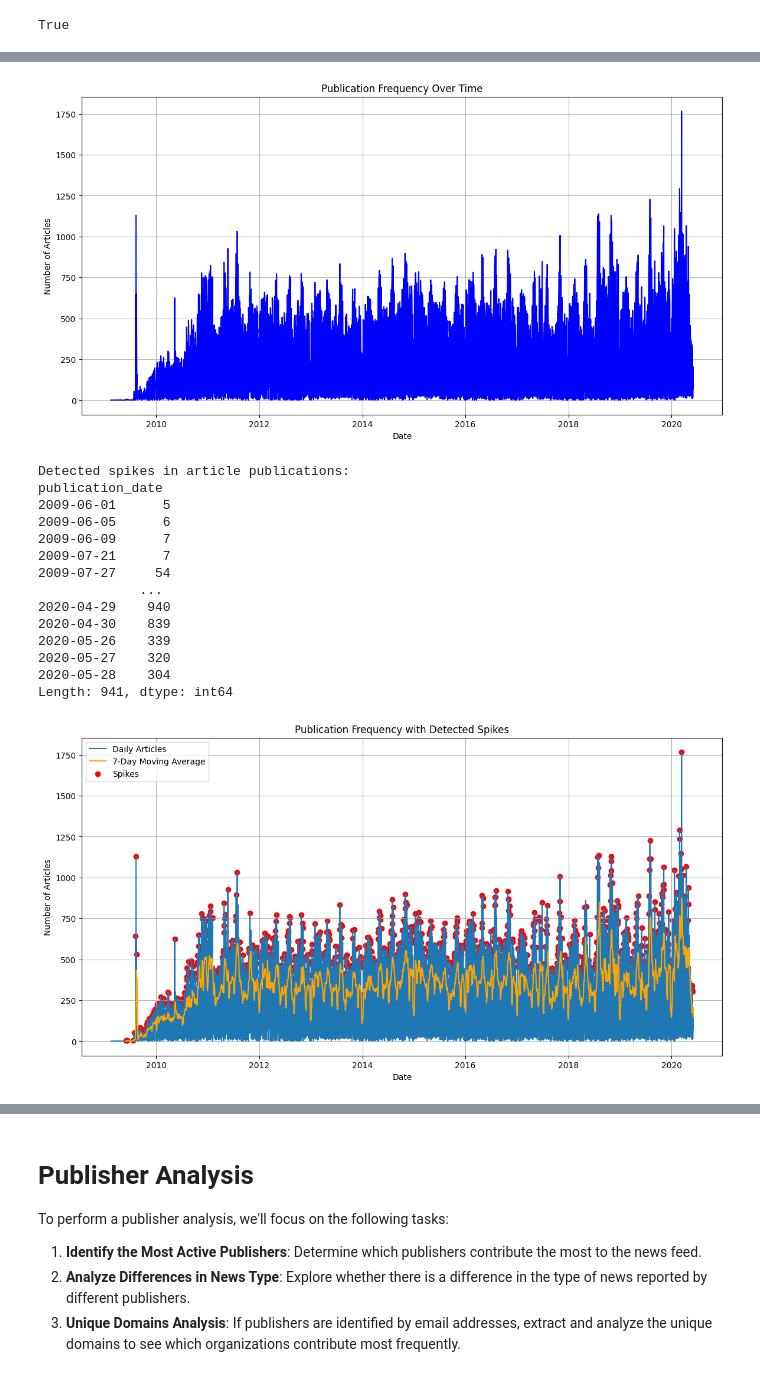
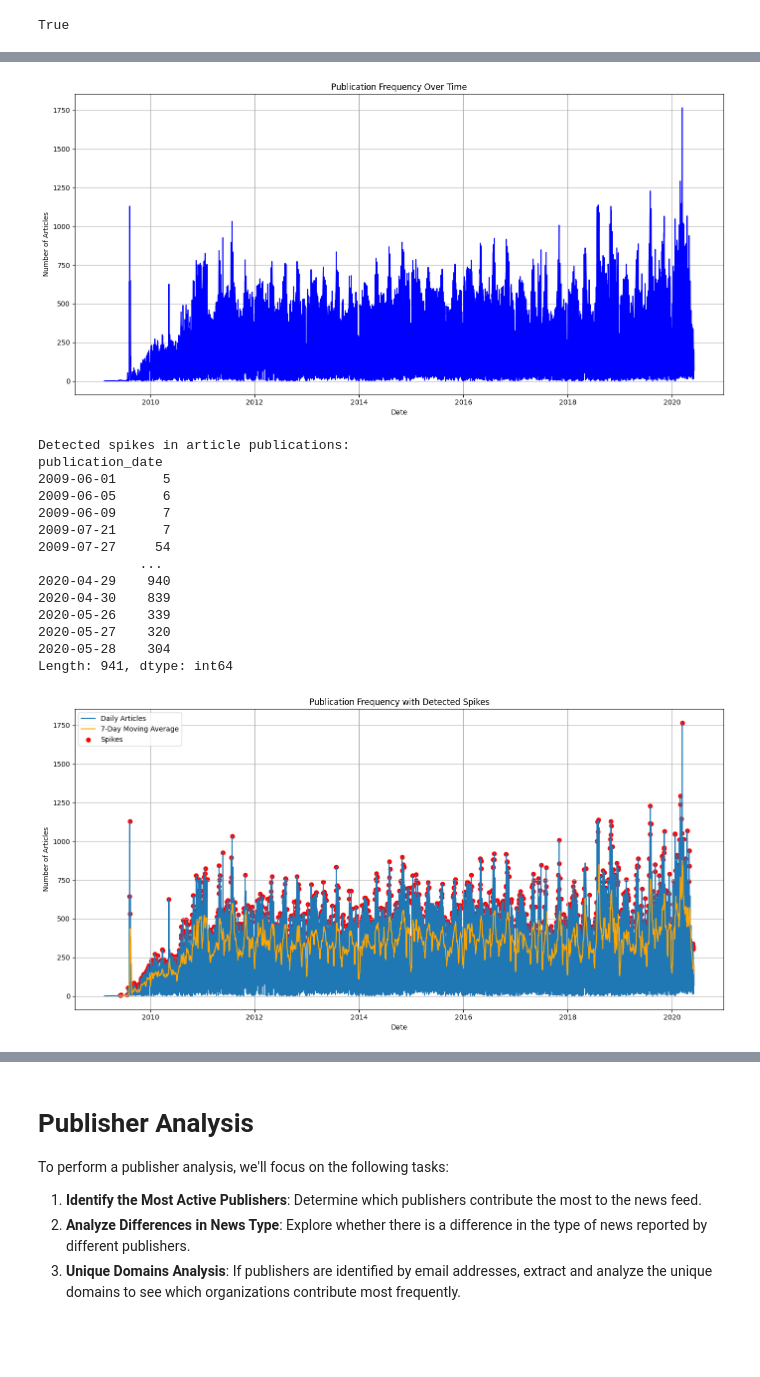
Before and after one commit to oli-mac/Financial_News_and_Stock_Price_Integration_Dataset_Analysist, a Jupyter notebook: notebooks/1.0-explor_data.ipynb, the cells around one changed output, grey strips where cells are left out. Drawn from its saved outputs; the diff is of its cells as text; code cells hidden in the pictures; blank space fills up the shorter version.

```diff
--- a/notebooks/1.0-explor_data.ipynb
+++ b/notebooks/1.0-explor_data.ipynb
@@ -278,4 +298,6 @@ Topic 5:
 # %%
+
+output_folder = r'C:\Users\MSI\Documents\start\Financial_News_and_Stock_Price_Integration_Dataset_Analysist\analysis\graphs\article_distribution'
 # Convert the date column to datetime format
 df['date'] = pd.to_datetime(df['date'], format='%Y-%m-%d %H:%M:%S', errors='coerce')
 
@@ -292,6 +314,8 @@ plt.title('Publication Frequency Over Time')
 plt.xlabel('Date')
 plt.ylabel('Number of Articles')
 plt.grid(True)
+plt.tight_layout()
+plt.savefig(os.path.join(output_folder, 'publication_frequency_over_time.png'))
 plt.show()
 
 # Task 2: Detecting Spikes in Article Publications
@@ -315,6 +339,8 @@ plt.xlabel('Date')
 plt.ylabel('Number of Articles')
 plt.legend()
 plt.grid(True)
+plt.tight_layout()
+plt.savefig(os.path.join(output_folder, 'original_time_series.png'))
 plt.show()
 
 # Task 3: Analysis of Publishing Times
@@ -322,34 +348,38 @@ plt.show()
 # Extract the hour from the datetime
 df['publication_hour'] = df['date'].dt.hour
 
 # Group by hour to count the number of articles published each hour
 articles_per_hour = df.groupby('publication_hour').size()
 
 # Plot the distribution of publishing times
 plt.figure(figsize=(14, 7))
 sns.barplot(x=articles_per_hour.index, y=articles_per_hour.values, palette='viridis' ,hue=articles_per_hour.index,legend=False)
 plt.title('Number of Articles Published by Hour of the Day')
 plt.xlabel('Hour of the Day')
 plt.ylabel('Number of Articles')
 plt.xticks(range(0, 24))
 plt.grid(True)
+plt.tight_layout()
+plt.savefig(os.path.join(output_folder, 'distribution_of_publishing_times.png'))
 plt.show()
 
 
 
 # Optional: Heatmap of publication times by hour and day of the week
 df['day_of_week'] = df['date'].dt.day_name()
 hourly_distribution = df.groupby(['day_of_week', 'publication_hour']).size().unstack().reindex(
     ['Monday', 'Tuesday', 'Wednesday', 'Thursday', 'Friday', 'Saturday', 'Sunday'])
 
 plt.figure(figsize=(14, 7))
 sns.heatmap(hourly_distribution, cmap='YlGnBu', annot=True, fmt="d")
 plt.title('Heatmap of Article Publications by Hour and Day of the Week')
 plt.xlabel('Hour of the Day')
 plt.ylabel('Day of the Week')
+plt.tight_layout()
+plt.savefig(os.path.join(output_folder, 'publication_times_distribution.png'))
 plt.show()
 # %% [output]
-[figure, old version]
+[figure, new version]
 Detected spikes in article publications:
 publication_date
 2009-06-01      5
@@ -364,4 +394,4 @@ publication_date
 2020-05-27    320
 2020-05-28    304
 Length: 941, dtype: int64
-[figure, old version]
+[figure, new version]
```
Also changed, not shown: parts of 5 cells of this notebook.
